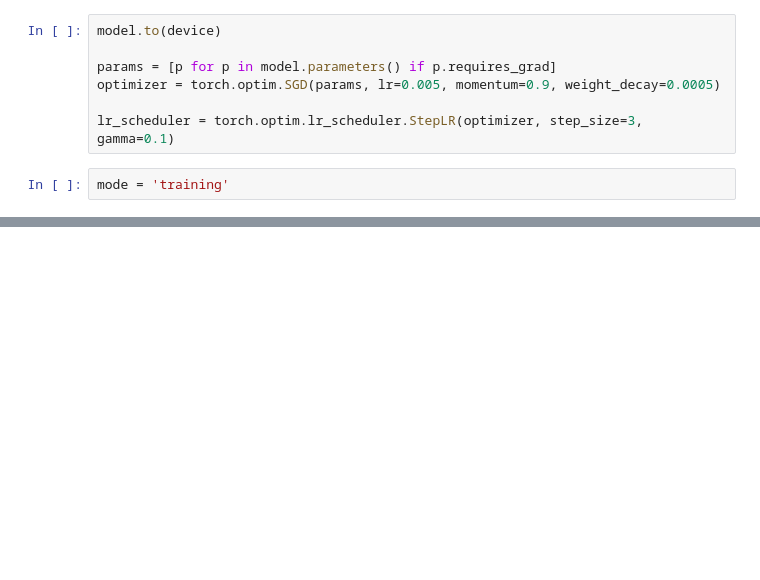
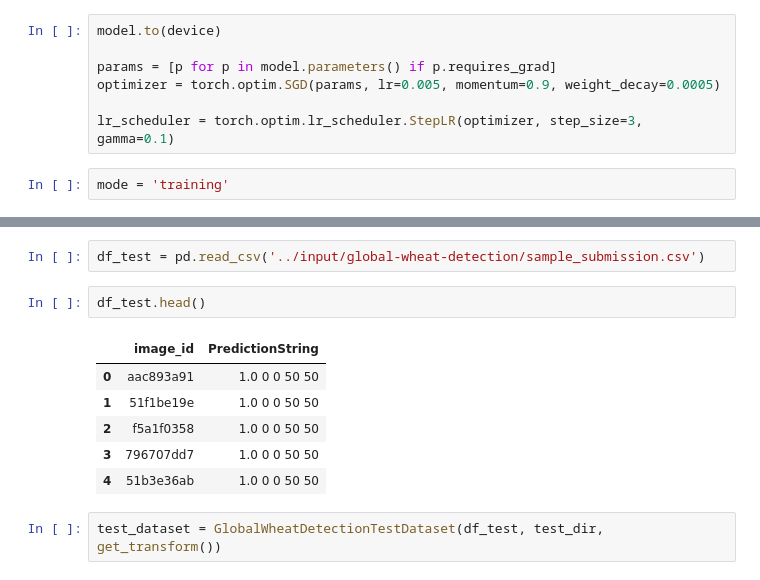
Before and after one commit to comojin1994/Deep_Learning_Study, a Jupyter notebook: Kaggle/Global_Wheat_Detection/Global_Wheat_Detection_FasterRCNN_resnet50fpn.ipynb, the cells around one changed output, grey strips where cells are left out. Saved outputs shown, nothing was run; the diff lists cells and outputs as text; blank space fills up the shorter version.

```diff
--- a/Kaggle/Global_Wheat_Detection/Global_Wheat_Detection_FasterRCNN_resnet50fpn.ipynb
+++ b/Kaggle/Global_Wheat_Detection/Global_Wheat_Detection_FasterRCNN_resnet50fpn.ipynb
@@ -395,0 +462,13 @@ dict_items([('boxes', tensor([[651.5625, 173.4375, 695.3125, 201.5625],
+# %%
+df_test = pd.read_csv('../input/global-wheat-detection/sample_submission.csv')
+# %%
+df_test.head()
+# %% [output]
+|  | image_id | PredictionString |
+| 0 | aac893a91 | 1.0 0 0 50 50 |
+| 1 | 51f1be19e | 1.0 0 0 50 50 |
+| 2 | f5a1f0358 | 1.0 0 0 50 50 |
+| 3 | 796707dd7 | 1.0 0 0 50 50 |
+| 4 | 51b3e36ab | 1.0 0 0 50 50 |
+# %%
+test_dataset = GlobalWheatDetectionTestDataset(df_test, test_dir, get_transform())
```
Also changed, not shown: parts of 28 cells of this notebook.
